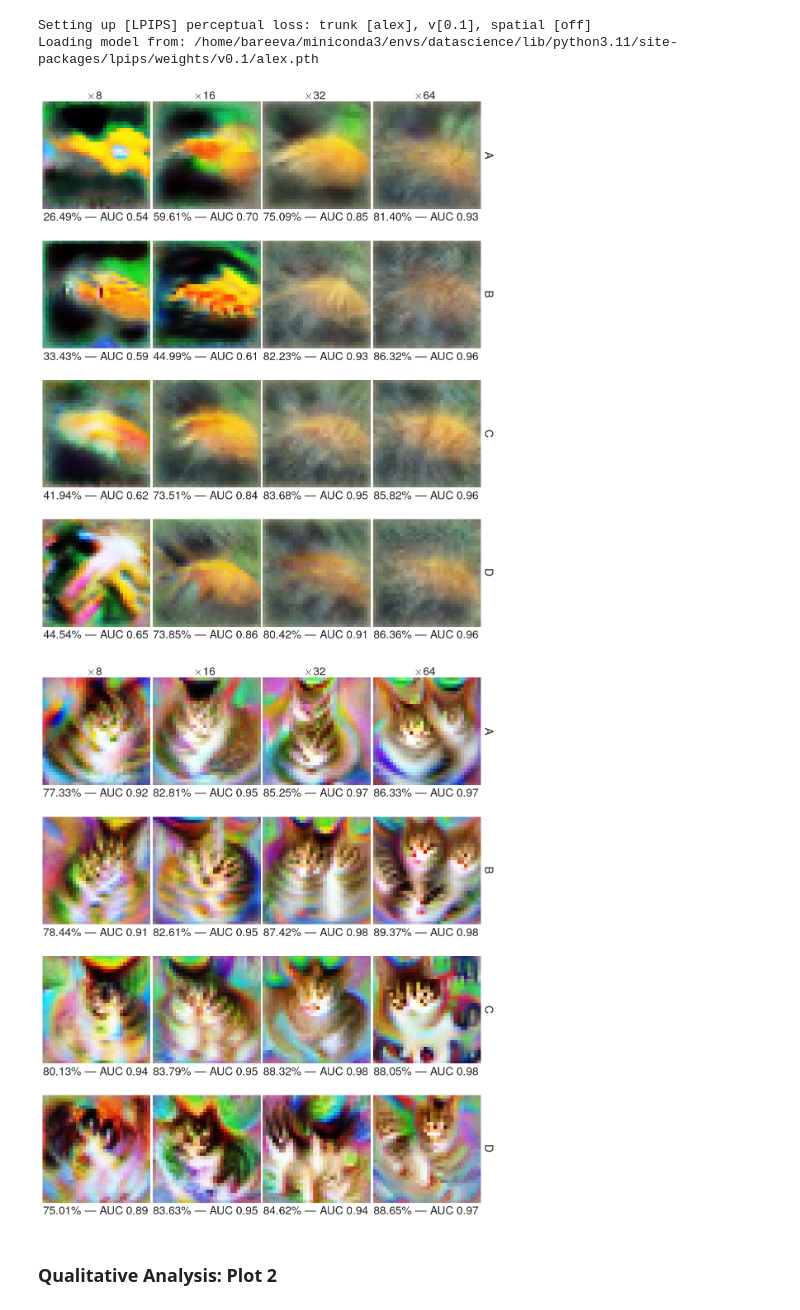
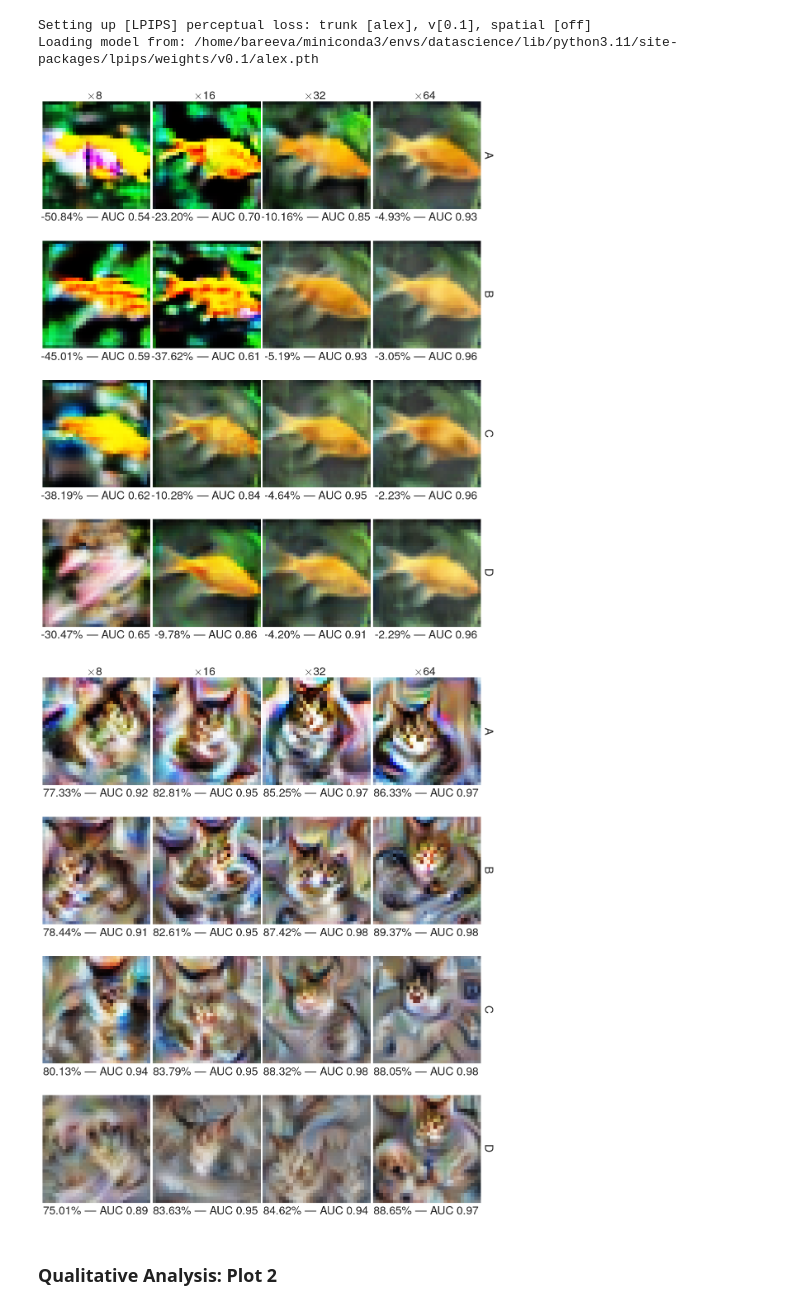
Before and after one commit to dilyabareeva/grad_slingshot, a Jupyter notebook: notebooks/evaluation_depth_width.ipynb, the cells around one changed output. Drawn from its saved outputs; the diff is of its cells as text; code cells hidden in the pictures.

Commit message:
update figures

```diff
--- a/notebooks/evaluation_depth_width.ipynb
+++ b/notebooks/evaluation_depth_width.ipynb
@@ -46,7 +57,7 @@ with initialize(version_base=None, config_path="../config"):
         overrides=[],
     )
 STRATEGY = cfg.strategy
-device = "cuda:1"
+device = "cuda:0"
 original_weights = cfg.model.get("original_weights_path", None)
 if original_weights:
     original_weights = "{}/{}".format(cfg.model_dir, original_weights)
@@ -65,6 +76,7 @@ if class_dict_file is not None:
 fv_sd = float(cfg.fv_sd)
 fv_dist = cfg.fv_dist
 fv_domain = cfg.fv_domain
+cfg.target_img_path = "." + cfg.target_img_path
 target_img_path = cfg.target_img_path
 batch_size = cfg.batch_size
 train_original = cfg.train_original
@@ -91,6 +103,11 @@ image_transforms = hydra.utils.instantiate(dataset.fv_transforms)
 normalize = hydra.utils.instantiate(cfg.data.normalize)
 denormalize = hydra.utils.instantiate(cfg.data.denormalize)
 resize_transforms = hydra.utils.instantiate(cfg.data.resize_transforms)
+
+if "target_act_fn" in cfg.model:
+    target_act_fn = hydra.utils.instantiate(cfg.model.target_act_fn)
+else:
+    target_act_fn = lambda x: x
 # %%
 save_path = f"../results/figures/{cfg_name}/{name}_{STRATEGY}/"
 os.makedirs(os.path.dirname(save_path), exist_ok=True)
@@ -296,3 +313,28 @@ for i in range(len(results_df_basic_ex)):
     im.save(
         f"{save_path}/{results_df_basic_ex.key.values[i]}_{results_df_basic_ex.width.values[i][7:]}.png"
     )
+# %%
+results_df_basic_og = collect_fv_data(
+    models=original_models,
+    fv_kwargs=fv_kwargs,
+    eval_fv_tuples=eval_fv_tuples,
+    noise_gen_class=noise_ds_type,
+    image_dims=image_dims,
+    normalize=normalize,
+    denormalize=denormalize,
+    resize_transforms=resize_transforms,
+    n_channels=n_channels,
+    layer_str=layer_str,
+    target_neuron=target_neuron,
+    target_act_fn=target_act_fn,
+    n_fv_obs=1,
+    device=device,
+)
+# %%
+results_df_basic_ex_og = results_df_basic_og
+results_df_basic_ex_og["key"] = results_df_basic_ex_og["model"].apply(
+    lambda x: x.split("_")[-1][:1]
+)
+results_df_basic_ex_og["width"] = r"$\times$" + results_df_basic_ex_og["model"].apply(
+    lambda x: x.split("_")[-1][1:]
+)
@@ -299,9 +349,9 @@ for i in range(len(results_df_basic_ex)):
 # %%
 grid = fv_2d_grid_model_depth_vs_width(
-    results_df_basic_ex,
+    results_df_basic_ex, results_df_basic_ex_og,
 )
 plt.subplots_adjust(hspace=0.22, wspace=0.02)
 # plt.savefig(f"{save_path}/plot_1.png", bbox_inches="tight")
 plt.show()
 # %% [output]
-[figure, old version]
+[figure, new version]
@@ -340,12 +358,12 @@ for i in range(len(results_df_basic_ex)):
 # %%
 grid = fv_2d_grid_model_depth_vs_width(
-    results_df_basic_ex,
+    results_df_basic_ex_og,
 )
 # plt.subplots_adjust(hspace=0.1, wspace=0.0)
 plt.savefig(f"{save_path}/plot_1b.png", bbox_inches="tight")
 plt.show()
 # %% [output]
-[figure, old version]
+[figure, new version]
 # %%
 from PIL import Image
 
```
Also changed, not shown: parts of 12 cells of this notebook, 25 other files.
